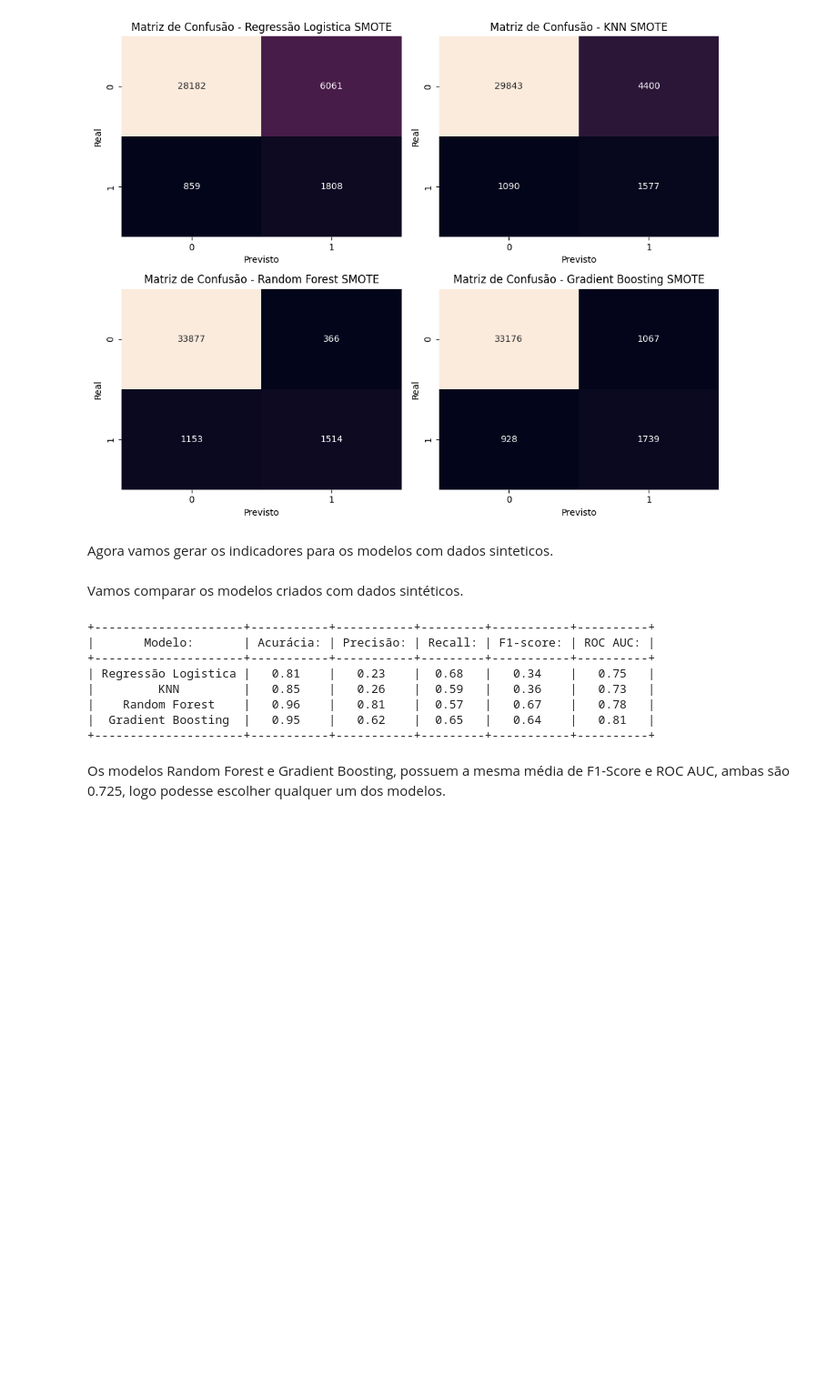
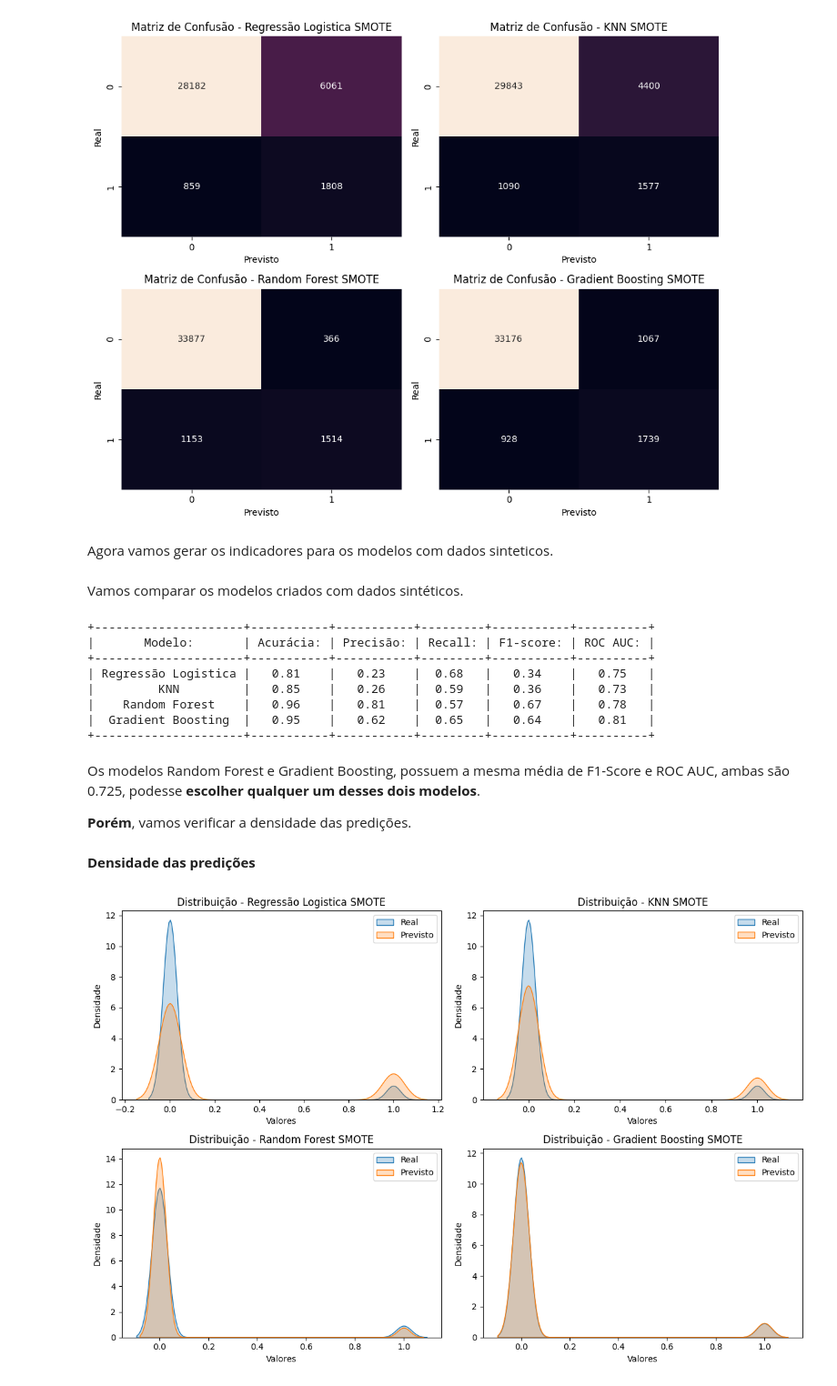
Before and after one commit to Muniz97/Data-Science---Federal-road-accidents---Brazil, a Jupyter notebook: 4 - Model/Federal_Accidents_Model.ipynb, the cells around one changed output. Shown at 91% size. Cells and saved outputs as stored; diff of their text form; code cells hidden in the pictures; blank space fills up the shorter version.

```diff
--- a/4 - Model/Federal_Accidents_Model.ipynb
+++ b/4 - Model/Federal_Accidents_Model.ipynb
@@ -584,4 +595,28 @@ print(tabulate(df_tabulate_smt, headers='keys', tablefmt='pretty', showindex=Fal
 |  Gradient Boosting  |   0.95    |   0.62    |  0.65   |   0.64    |   0.81   |
 +---------------------+-----------+-----------+---------+-----------+----------+
 # %% [markdown]
-Os modelos Random Forest e Gradient Boosting, possuem a mesma média de F1-Score e ROC AUC, ambas são 0.725, logo podesse escolher qualquer um dos modelos.
+Os modelos Random Forest e Gradient Boosting, possuem a mesma média de F1-Score e ROC AUC, ambas são 0.725, podesse **escolher qualquer um desses dois modelos**.
+
+**Porém**, vamos verificar a densidade das predições.
+# %% [markdown]
+**Densidade das predições**
+# %%
+# Subplots
+fig, axs = plt.subplots(2, 2, figsize=(12, 8))
+
+# Gerando gráficos de densidade
+for i, (model, prediction) in enumerate(zip(model_names_smote, predictions_smote)):
+    row = i // 2
+    col = i % 2
+    df_density = pd.DataFrame({'Real': y_test, 'Previsto': prediction}, columns=['Real', 'Previsto'])
+    sns.kdeplot(df_density['Real'], label='Real', fill=True, ax=axs[row, col])
+    sns.kdeplot(df_density['Previsto'], label='Previsto', fill=True, ax=axs[row, col])
+    axs[row, col].set_title(f'Distribuição - {model}')
+    axs[row, col].set_xlabel('Valores')
+    axs[row, col].set_ylabel('Densidade')
+    axs[row, col].legend()
+
+plt.tight_layout()
+plt.show()
+# %% [output]
+[figure, added]
```
Also changed, not shown: parts of 6 cells of this notebook.
